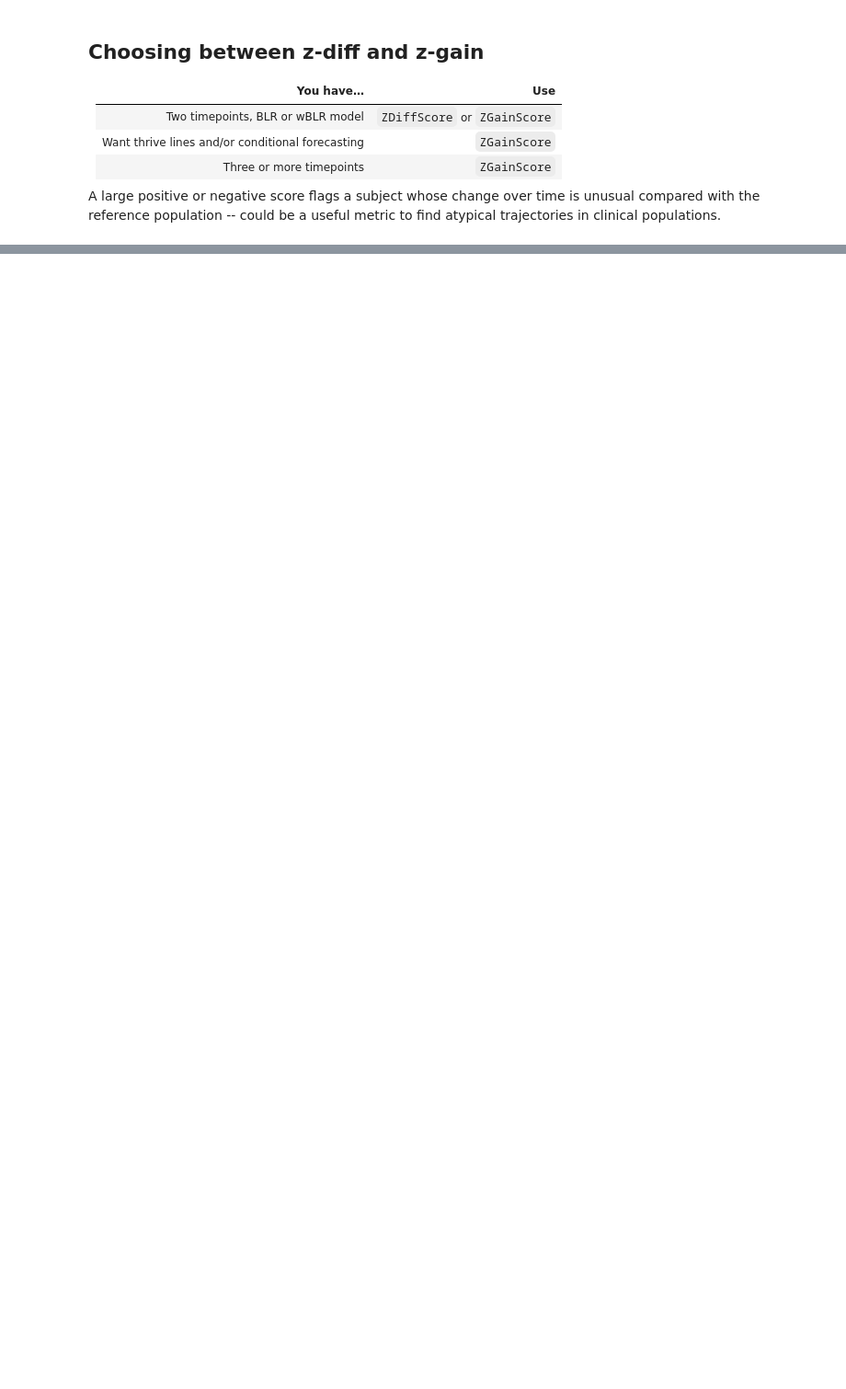
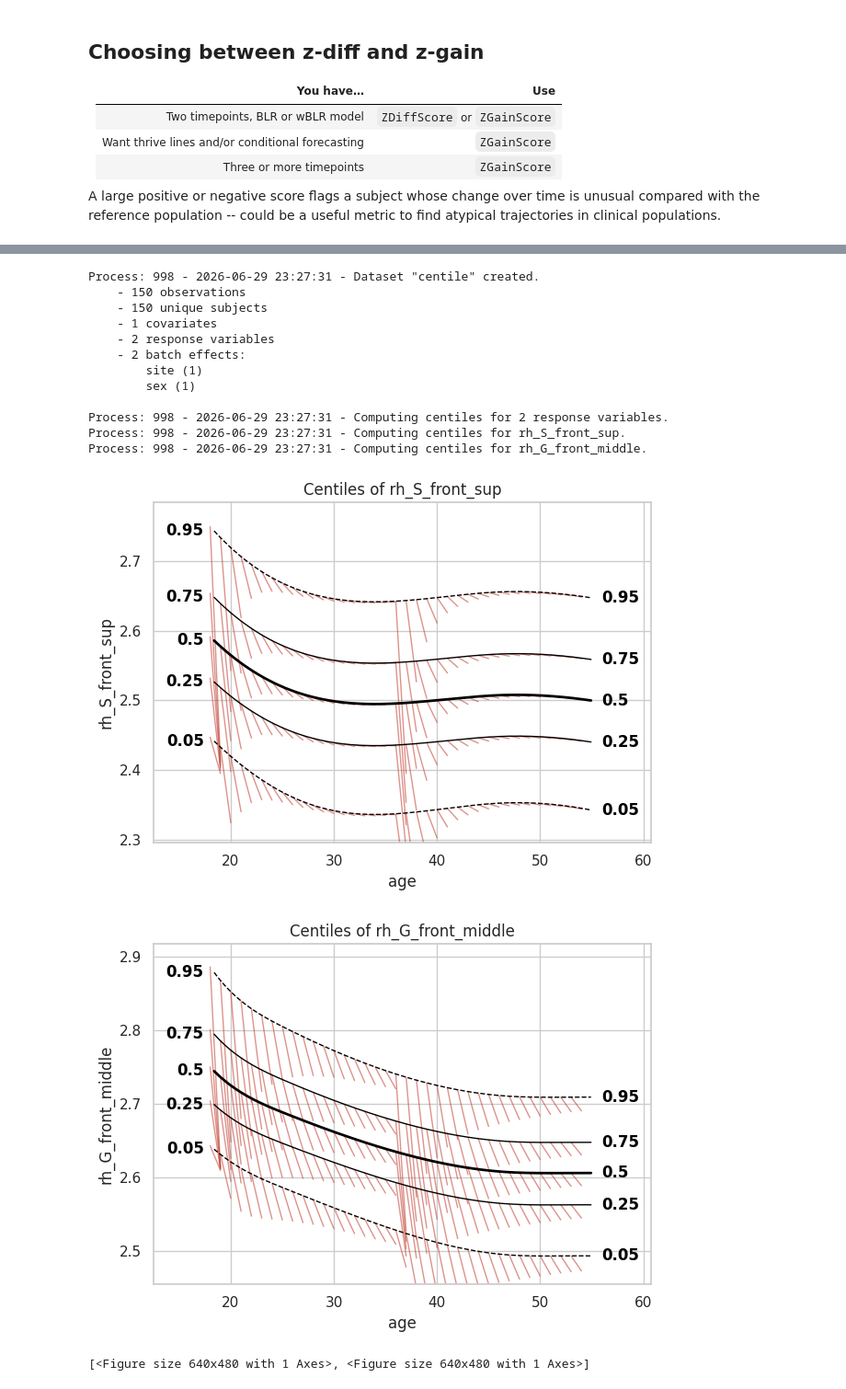
Before and after one commit to predictive-clinical-neuroscience/PCNtoolkit, a Jupyter notebook: examples/14_longitudinal_modelling.ipynb, the cells around one changed output, grey strips where cells are left out. Shown at 92% size. Saved outputs shown, nothing was run; the diff lists cells and outputs as text; code cells hidden in the pictures; blank space fills up the shorter version.

```diff
--- a/examples/14_longitudinal_modelling.ipynb
+++ b/examples/14_longitudinal_modelling.ipynb
@@ -460,0 +501,33 @@ A large positive or negative score flags a subject whose change over time is unu
+# %%
+# compute thrivelines
+thrive_Z, thrive_X = compute_thrivelines(
+    zgain.get_correlation_matrix().sel(response_vars=region),
+    z_anchor_start=-2,
+    z_anchor_end=3,
+)
+
+# plot thrivelines with plotter
+
+from pcntoolkit.util.plotter import plot_centiles_advanced
+region = response_vars[0]  # e.g. "rh_S_front_sup"
+plot_centiles_advanced(
+    lnm_model,
+    thrive=zgain,
+    thrive_kwargs={"timepoint_diff": 1},
+)
+# %% [output]
+Process: 998 - 2026-06-29 23:27:31 - Dataset "centile" created.
+    - 150 observations
+    - 150 unique subjects
+    - 1 covariates
+    - 2 response variables
+    - 2 batch effects:
+        site (1)
+        sex (1)
+
+Process: 998 - 2026-06-29 23:27:31 - Computing centiles for 2 response variables.
+Process: 998 - 2026-06-29 23:27:31 - Computing centiles for rh_S_front_sup.
+Process: 998 - 2026-06-29 23:27:31 - Computing centiles for rh_G_front_middle.
+[figure, added]
+[figure, added]
+[<Figure size 640x480 with 1 Axes>, <Figure size 640x480 with 1 Axes>]
```
Also changed, not shown: parts of 14 cells of this notebook, 1 other file.
